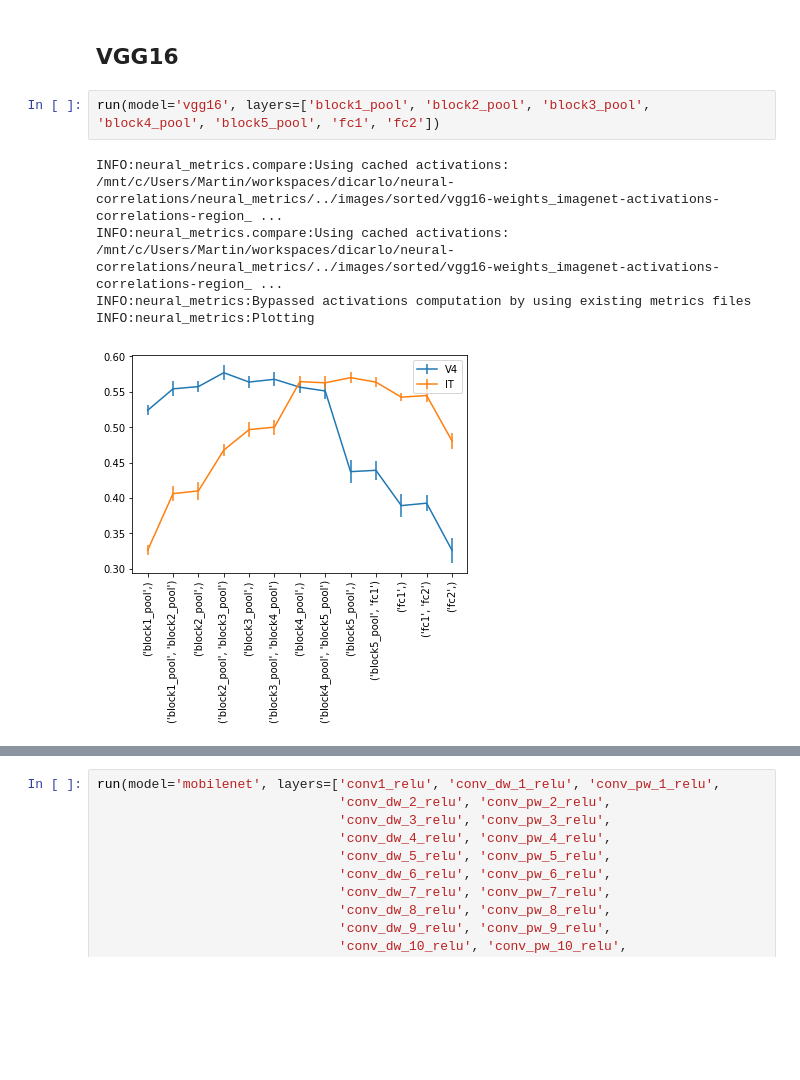
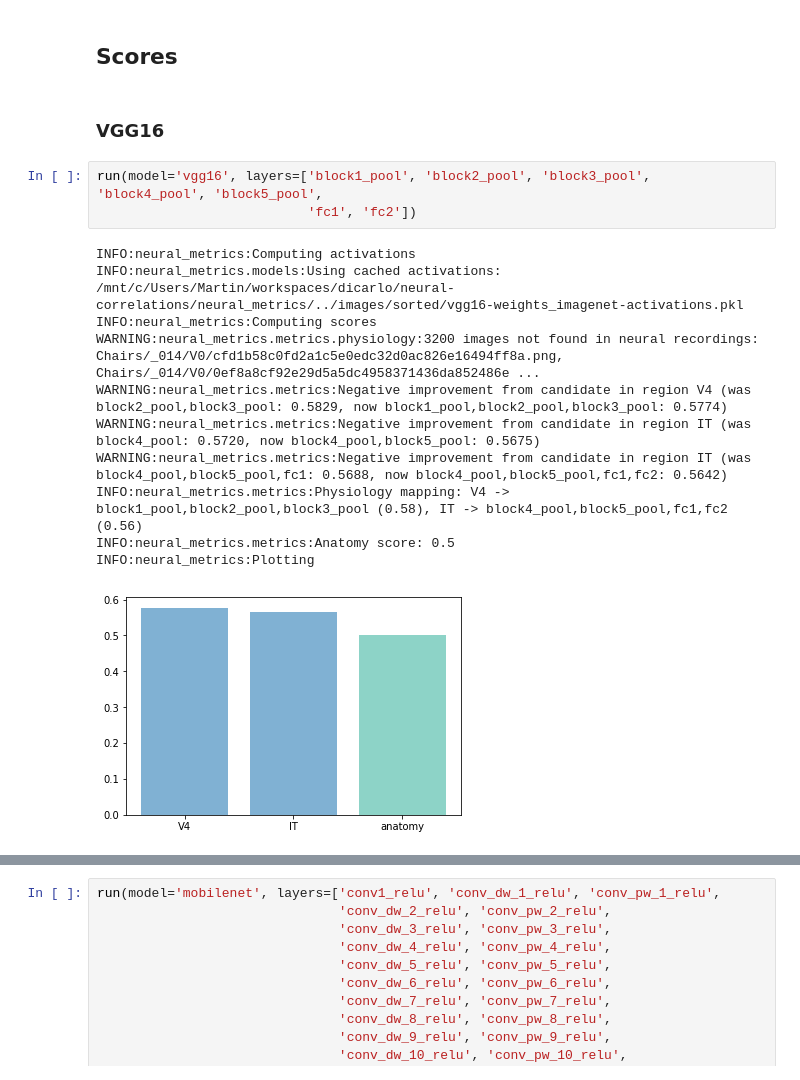
Before and after one commit to mschrimpf/neural-nlp, a Jupyter notebook: results/models_neuralfit.ipynb, the cells around one changed output, grey strips where cells are left out. Drawn from its saved outputs; the diff is of its cells as text; blank space fills up the shorter version.

Commit message:
add Score class; plot scores; add physiology run function

```diff
--- a/results/models_neuralfit.ipynb
+++ b/results/models_neuralfit.ipynb
@@ -10,13 +19,22 @@ logging.basicConfig(stream=sys.stdout, level=logging.getLevelName("INFO"))
 # %% [output]
 Using TensorFlow backend.
+# %% [markdown]
+## Scores
 # %% [markdown]
-## VGG16
+### VGG16
 # %%
-run(model='vgg16', layers=['block1_pool', 'block2_pool', 'block3_pool', 'block4_pool', 'block5_pool', 'fc1', 'fc2'])
+run(model='vgg16', layers=['block1_pool', 'block2_pool', 'block3_pool', 'block4_pool', 'block5_pool',
+                           'fc1', 'fc2'])
 # %% [output]
-INFO:neural_metrics.compare:Using cached activations: /mnt/c/Users/Martin/workspaces/dicarlo/neural-correlations/neural_metrics/../images/sorted/vgg16-weights_imagenet-activations-correlations-region_ ...
-INFO:neural_metrics.compare:Using cached activations: /mnt/c/Users/Martin/workspaces/dicarlo/neural-correlations/neural_metrics/../images/sorted/vgg16-weights_imagenet-activations-correlations-region_ ...
-INFO:neural_metrics:Bypassed activations computation by using existing metrics files
+INFO:neural_metrics:Computing activations
+INFO:neural_metrics.models:Using cached activations: /mnt/c/Users/Martin/workspaces/dicarlo/neural-correlations/neural_metrics/../images/sorted/vgg16-weights_imagenet-activations.pkl
+INFO:neural_metrics:Computing scores
+WARNING:neural_metrics.metrics.physiology:3200 images not found in neural recordings: Chairs/_014/V0/cfd1b58c0fd2a1c5e0edc32d0ac826e16494ff8a.png, Chairs/_014/V0/0ef8a8cf92e29d5a5dc4958371436da852486e ...
+WARNING:neural_metrics.metrics:Negative improvement from candidate in region V4 (was block2_pool,block3_pool: 0.5829, now block1_pool,block2_pool,block3_pool: 0.5774)
+WARNING:neural_metrics.metrics:Negative improvement from candidate in region IT (was block4_pool: 0.5720, now block4_pool,block5_pool: 0.5675)
+WARNING:neural_metrics.metrics:Negative improvement from candidate in region IT (was block4_pool,block5_pool,fc1: 0.5688, now block4_pool,block5_pool,fc1,fc2: 0.5642)
+INFO:neural_metrics.metrics:Physiology mapping: V4 -> block1_pool,block2_pool,block3_pool (0.58), IT -> block4_pool,block5_pool,fc1,fc2 (0.56)
+INFO:neural_metrics.metrics:Anatomy score: 0.5
 INFO:neural_metrics:Plotting
-[figure, old version]
+[figure, new version]
 # %%
```
Also changed, not shown: parts of 10 cells of this notebook, 5 other files.
